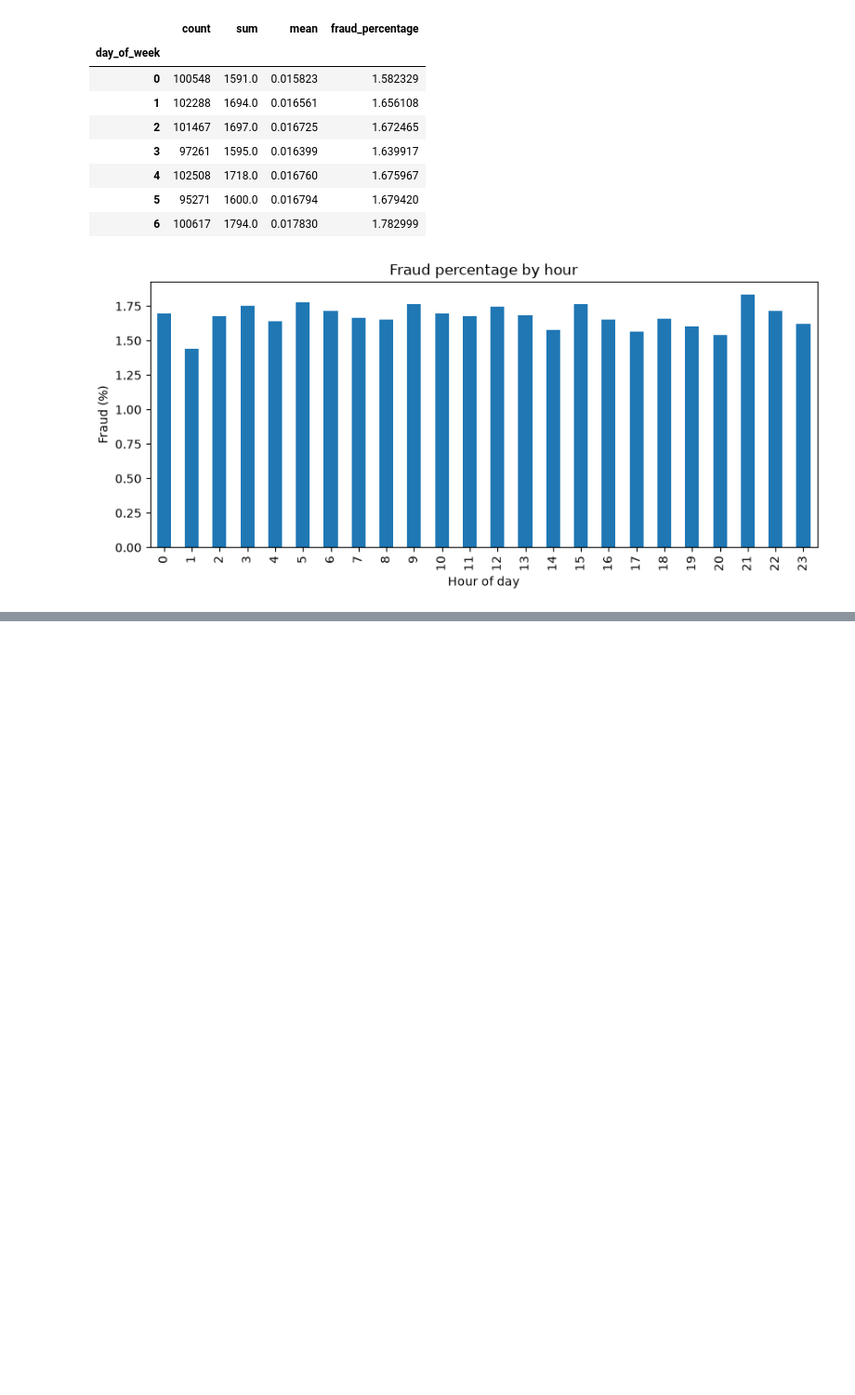
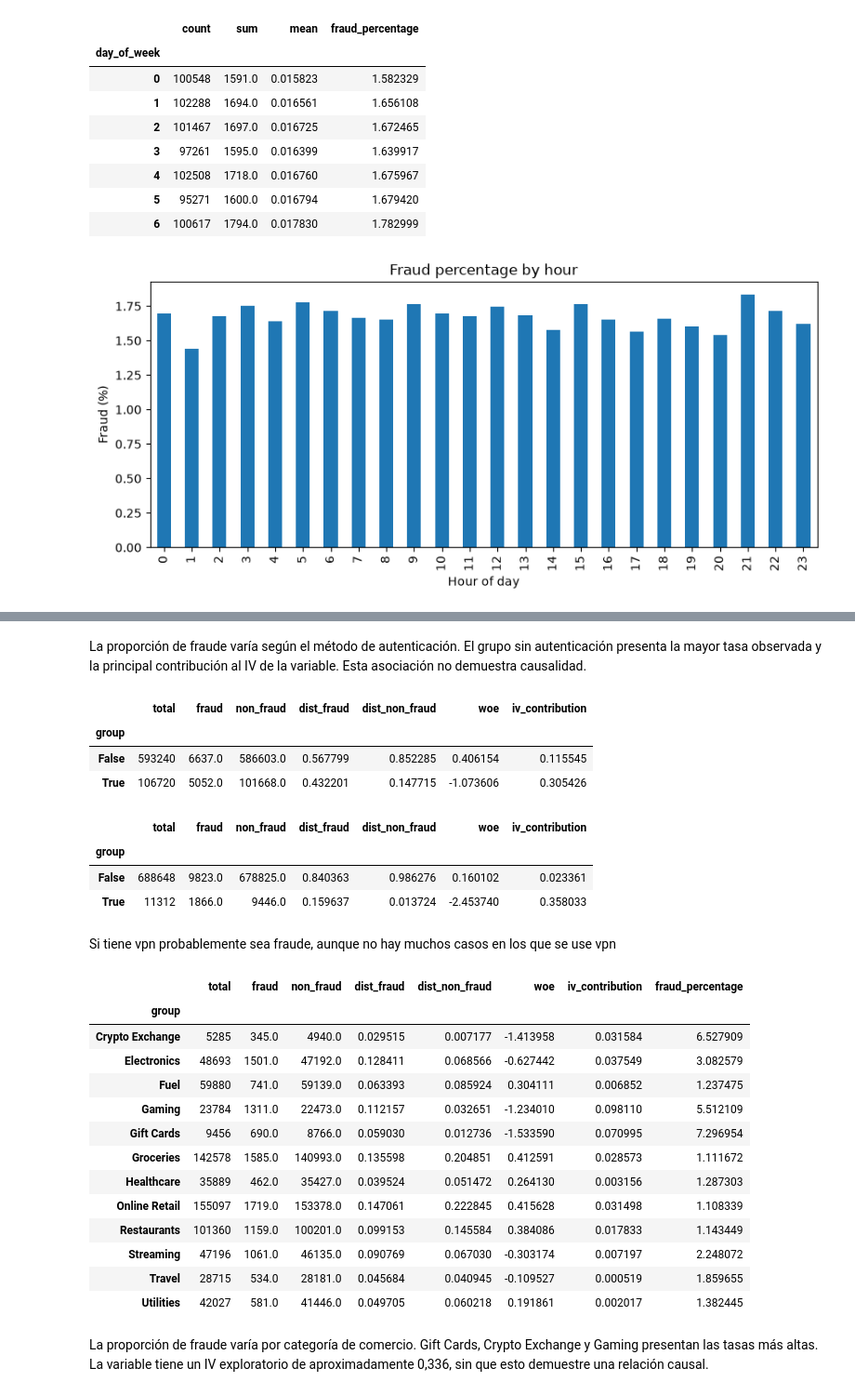
Before and after one commit to LaudielVinalay/Kaggle-Fraud-Detection, a Jupyter notebook: notebooks/1.- EDA Fraud Detection Data.ipynb, the cells around one changed output, grey strips where cells are left out. Shown at 93% size. Cells and saved outputs as stored; diff of their text form; code cells hidden in the pictures; blank space fills up the shorter version.

```diff
--- a/notebooks/1.- EDA Fraud Detection Data.ipynb
+++ b/notebooks/1.- EDA Fraud Detection Data.ipynb
@@ -239,0 +637,8 @@ plt.show()
+# %%
+
+detalle_iv["merchant_risk_score"]["fraud_percentage"] = (
+    detalle_iv["merchant_risk_score"]["fraud"]
+    / detalle_iv["merchant_risk_score"]["total"]
+    * 100
+)
+detalle_iv
@@ -239,0 +692,44 @@ plt.show()
+# %% [markdown]
+La proporción de fraude varía según el método de autenticación. El grupo sin autenticación presenta la mayor tasa observada y la principal contribución al IV de la variable. Esta asociación no demuestra causalidad.
+# %%
+detalle_iv["is_new_merchant"]
+# %% [output]
+|  | total | fraud | non_fraud | dist_fraud | dist_non_fraud | woe | iv_contribution |
+| group |  |  |  |  |  |  |  |
+| False | 593240 | 6637.0 | 586603.0 | 0.567799 | 0.852285 | 0.406154 | 0.115545 |
+| True | 106720 | 5052.0 | 101668.0 | 0.432201 | 0.147715 | -1.073606 | 0.305426 |
+# %%
+detalle_iv["ip_country_mismatch"]
+# %% [output]
+|  | total | fraud | non_fraud | dist_fraud | dist_non_fraud | woe | iv_contribution |
+| group |  |  |  |  |  |  |  |
+| False | 688648 | 9823.0 | 678825.0 | 0.840363 | 0.986276 | 0.160102 | 0.023361 |
+| True | 11312 | 1866.0 | 9446.0 | 0.159637 | 0.013724 | -2.453740 | 0.358033 |
+# %% [markdown]
+Si tiene vpn probablemente sea fraude, aunque no hay muchos casos en los que se use vpn
+# %%
+detalle_iv["merchant_category"]
+tabla_categoria = detalle_iv["merchant_category"]
+
+tabla_categoria["fraud_percentage"] = (
+    tabla_categoria["fraud"] / tabla_categoria["total"] * 100
+)
+
+tabla_categoria
+# %% [output]
+|  | total | fraud | non_fraud | dist_fraud | dist_non_fraud | woe | iv_contribution | fraud_percentage |
+| group |  |  |  |  |  |  |  |  |
+| Crypto Exchange | 5285 | 345.0 | 4940.0 | 0.029515 | 0.007177 | -1.413958 | 0.031584 | 6.527909 |
+| Electronics | 48693 | 1501.0 | 47192.0 | 0.128411 | 0.068566 | -0.627442 | 0.037549 | 3.082579 |
+| Fuel | 59880 | 741.0 | 59139.0 | 0.063393 | 0.085924 | 0.304111 | 0.006852 | 1.237475 |
+| Gaming | 23784 | 1311.0 | 22473.0 | 0.112157 | 0.032651 | -1.234010 | 0.098110 | 5.512109 |
+| Gift Cards | 9456 | 690.0 | 8766.0 | 0.059030 | 0.012736 | -1.533590 | 0.070995 | 7.296954 |
+| Groceries | 142578 | 1585.0 | 140993.0 | 0.135598 | 0.204851 | 0.412591 | 0.028573 | 1.111672 |
+| Healthcare | 35889 | 462.0 | 35427.0 | 0.039524 | 0.051472 | 0.264130 | 0.003156 | 1.287303 |
+| Online Retail | 155097 | 1719.0 | 153378.0 | 0.147061 | 0.222845 | 0.415628 | 0.031498 | 1.108339 |
+| Restaurants | 101360 | 1159.0 | 100201.0 | 0.099153 | 0.145584 | 0.384086 | 0.017833 | 1.143449 |
+| Streaming | 47196 | 1061.0 | 46135.0 | 0.090769 | 0.067030 | -0.303174 | 0.007197 | 2.248072 |
+| Travel | 28715 | 534.0 | 28181.0 | 0.045684 | 0.040945 | -0.109527 | 0.000519 | 1.859655 |
+| Utilities | 42027 | 581.0 | 41446.0 | 0.049705 | 0.060218 | 0.191861 | 0.002017 | 1.382445 |
+# %% [markdown]
+La proporción de fraude varía por categoría de comercio. Gift Cards, Crypto Exchange y Gaming presentan las tasas más altas. La variable tiene un IV exploratorio de aproximadamente 0,336, sin que esto demuestre una relación causal.
```
Also changed, not shown: parts of 21 cells of this notebook, 2 other files.
